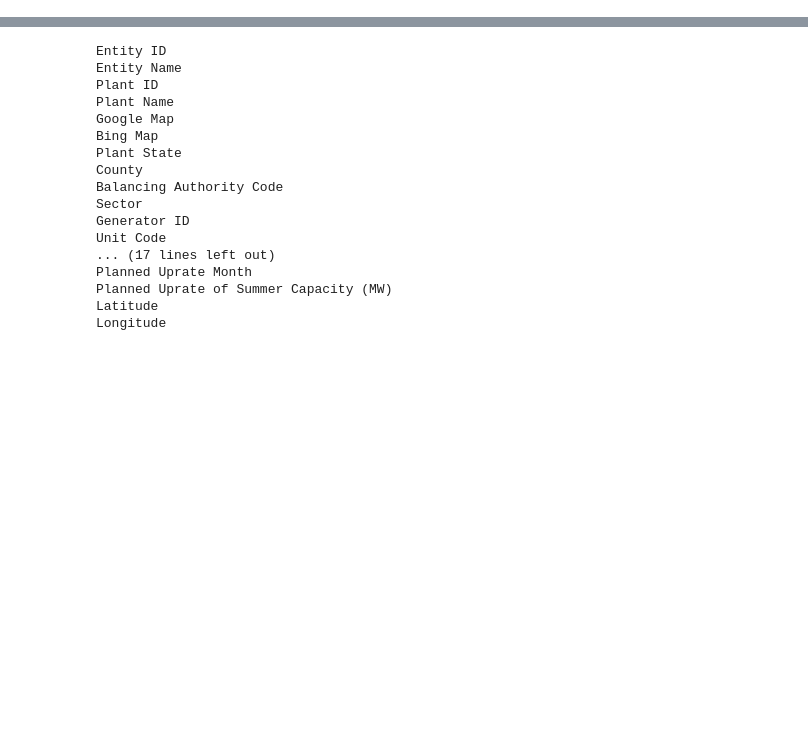
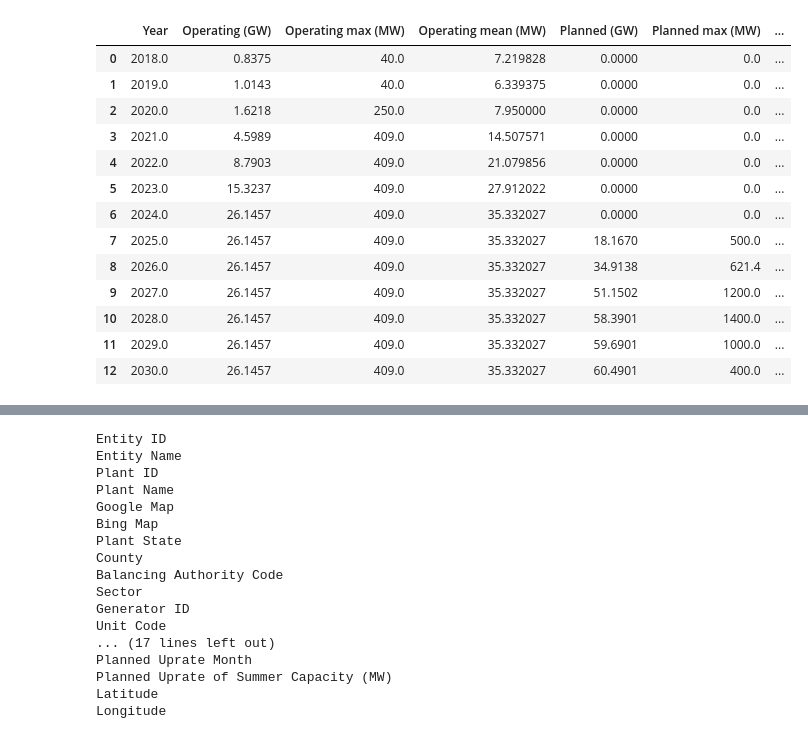
Before and after one commit to mit-shin-group/storage-value, a Jupyter notebook: notebooks/storage_eia860.ipynb, the cells around one changed output, grey strips where cells are left out. Drawn from its saved outputs; the diff is of its cells as text; code cells hidden in the pictures; blank space fills up the shorter version.

```diff
--- a/notebooks/storage_eia860.ipynb
+++ b/notebooks/storage_eia860.ipynb
@@ -2,7 +2,7 @@
 import pandas as pd
 import numpy as np
 # %%
-ov = pd.DataFrame({"Year": [], "MW": [], "MWh": []})
+ov = pd.DataFrame({"Year": [], "GW": [], "GWh": [], "Max MW": [], "Mean MW": []})
 for yr in np.arange(2015, 2025):
     nskip = 1
     if yr >= 2020:
@@ -10,10 +10,13 @@ for yr in np.arange(2015, 2025):
     df = pd.read_excel("../data/eia-860/december_generator"+str(yr)+".xlsx", skiprows = nskip)
     df = df[(df["Technology"] == "Batteries") & (df["Status"] == "(OP) Operating")]
     try:
-        arr = np.array(["1.5", "2.3", " ", "4.1", ""])
         # Convert to float, replacing empty strings with 0
+        arr = df["Nameplate Energy Capacity (MWh)"]
         arr_numeric = np.where(arr == " ", 0, arr).astype(float)
-        ov.loc[len(ov)] = [yr, df["Nameplate Capacity (MW)"].sum()/1000, arr_numeric.sum()/1000]
     except:
-        print(str(yr) + " does not have nameplate capacity and energy capacity")
+        arr_numeric = np.array(0)
+    try:
+        ov.loc[len(ov)] = [yr, df["Nameplate Capacity (MW)"].sum()/1000, arr_numeric.sum()/1000, max(df["Nameplate Capacity (MW)"]), np.mean(df["Nameplate Capacity (MW)"])]
+    except:
+        print(str(yr) + " does not have nameplate capacity or energy capacity")
 # %% [output]
@@ -30,3 +37,44 @@ for yr in np.arange(2015, 2025):
+# %%
+yr = 2024
+df = pd.read_excel("../data/eia-860/december_generator"+str(yr)+".xlsx", skiprows = 2, sheet_name = "Planned")
+df = df[(df["Technology"] == "Batteries")]
+planned_total = df.groupby("Planned Operation Year")["Nameplate Capacity (MW)"].sum()/1000
+planned_max = df.groupby("Planned Operation Year")["Nameplate Capacity (MW)"].max()
+planned_mean = df.groupby("Planned Operation Year")["Nameplate Capacity (MW)"].mean()
+# %%
+bat_power = pd.DataFrame({"Year": [], "Operating (GW)": [], "Operating max (MW)": [], "Operating mean (MW)": [], "Planned (GW)": [],
+                        "Planned max (MW)": [], "Planned mean (MW)": []})
+for yr in np.arange(2018, 2031):
+    try:
+        op_total = ov[ov["Year"] == yr]["GW"].values[0]
+        op_max = ov[ov["Year"] == yr]["Max MW"].values[0]
+        op_mean = ov[ov["Year"] == yr]["Mean MW"].values[0]
+    except:
+        op = ov["GW"].iloc[-1]
+        op_max = ov["Max MW"].iloc[-1]
+        op_mean = ov["Mean MW"].iloc[-1]
+    if yr >= 2025:
+        planned = planned_total[2025:yr].sum()
+        bat_power.loc[len(bat_power)] = [int(yr), op_total, op_max, op_mean, planned, planned_max[yr], planned_mean[yr]]
+    else:
+        bat_power.loc[len(bat_power)] = [int(yr), op_total, op_max, op_mean, 0, 0, 0]
+# %%
+bat_power
+# %% [output]
+|  | Year | Operating (GW) | Operating max (MW) | Operating mean (MW) | Planned (GW) | Planned max (MW) | ... |
+| 0 | 2018.0 | 0.8375 | 40.0 | 7.219828 | 0.0000 | 0.0 | ... |
+| 1 | 2019.0 | 1.0143 | 40.0 | 6.339375 | 0.0000 | 0.0 | ... |
+| 2 | 2020.0 | 1.6218 | 250.0 | 7.950000 | 0.0000 | 0.0 | ... |
+| 3 | 2021.0 | 4.5989 | 409.0 | 14.507571 | 0.0000 | 0.0 | ... |
+| 4 | 2022.0 | 8.7903 | 409.0 | 21.079856 | 0.0000 | 0.0 | ... |
+| 5 | 2023.0 | 15.3237 | 409.0 | 27.912022 | 0.0000 | 0.0 | ... |
+| 6 | 2024.0 | 26.1457 | 409.0 | 35.332027 | 0.0000 | 0.0 | ... |
+| 7 | 2025.0 | 26.1457 | 409.0 | 35.332027 | 18.1670 | 500.0 | ... |
+| 8 | 2026.0 | 26.1457 | 409.0 | 35.332027 | 34.9138 | 621.4 | ... |
+| 9 | 2027.0 | 26.1457 | 409.0 | 35.332027 | 51.1502 | 1200.0 | ... |
+| 10 | 2028.0 | 26.1457 | 409.0 | 35.332027 | 58.3901 | 1400.0 | ... |
+| 11 | 2029.0 | 26.1457 | 409.0 | 35.332027 | 59.6901 | 1000.0 | ... |
+| 12 | 2030.0 | 26.1457 | 409.0 | 35.332027 | 60.4901 | 400.0 | ... |
 # %%
 df[(df["Technology"] == "Batteries") & (df["Status"] == "(OP) Operating")]
 # %% [output]
```
Also changed, not shown: parts of 2 cells of this notebook, 3 other files.
